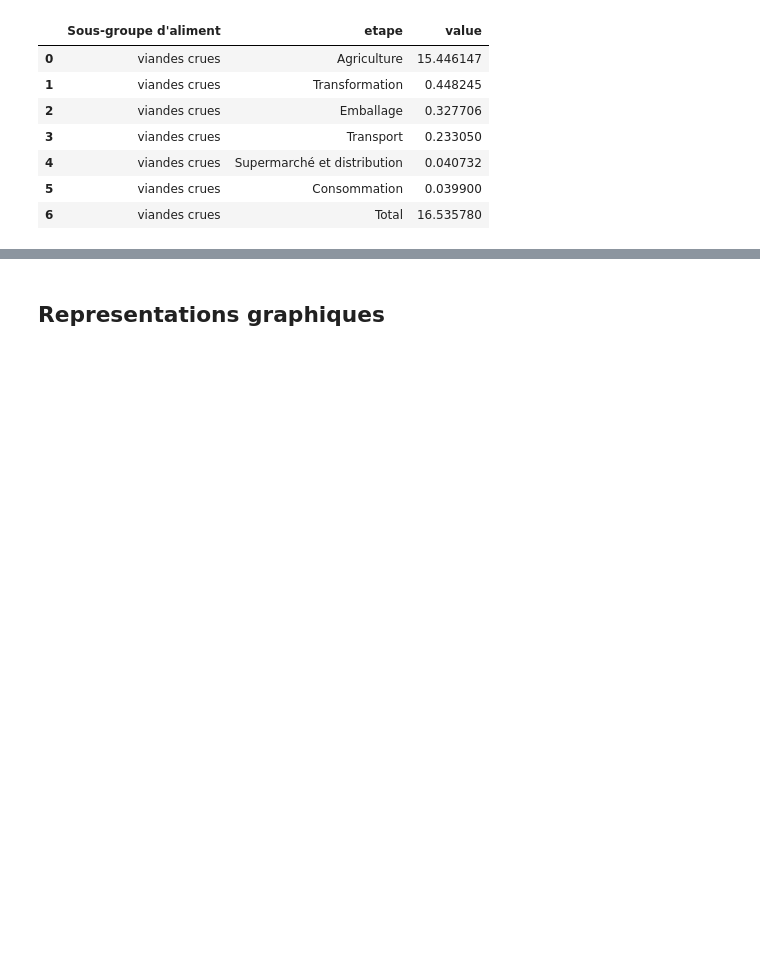
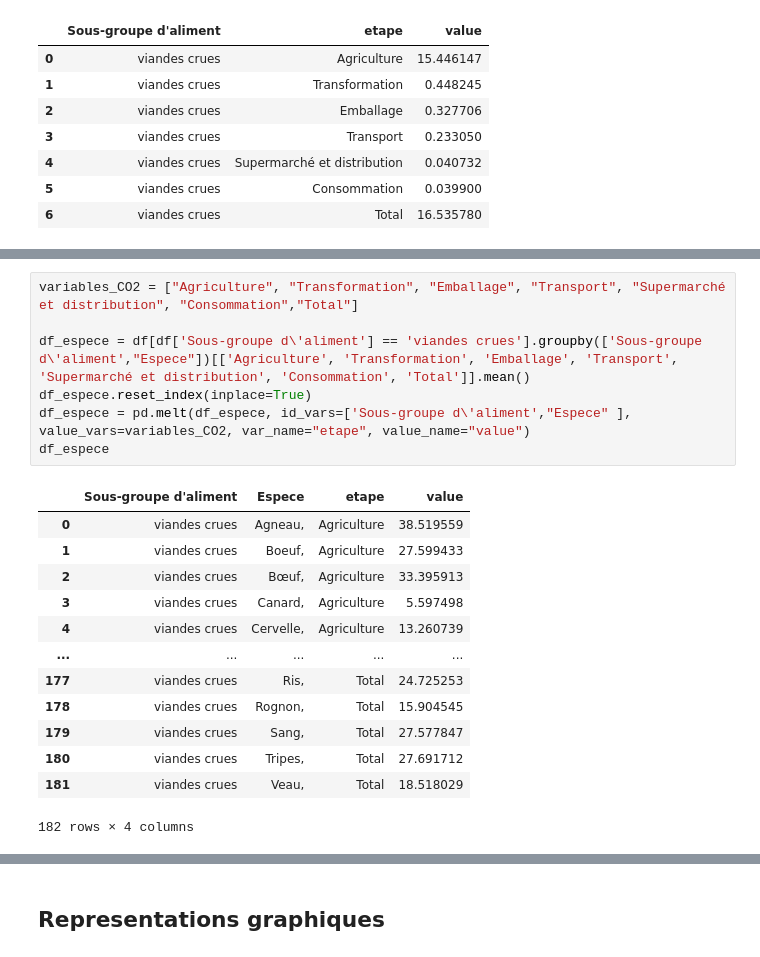
Before and after one commit to Eiji64/Projet_COok, a Jupyter notebook: AnalyseCOok.ipynb, the cells around one changed output, grey strips where cells are left out. Saved outputs shown, nothing was run; the diff lists cells and outputs as text; blank space fills up the shorter version.

```diff
--- a/AnalyseCOok.ipynb
+++ b/AnalyseCOok.ipynb
@@ -160,0 +173,21 @@ df_groupe
+# %%
+variables_CO2 = ["Agriculture", "Transformation", "Emballage", "Transport", "Supermarché et distribution", "Consommation","Total"]
+
+df_espece = df[df['Sous-groupe d\'aliment'] == 'viandes crues'].groupby(['Sous-groupe d\'aliment',"Espece"])[['Agriculture', 'Transformation', 'Emballage', 'Transport', 'Supermarché et distribution', 'Consommation', 'Total']].mean()
+df_espece.reset_index(inplace=True)
+df_espece = pd.melt(df_espece, id_vars=['Sous-groupe d\'aliment',"Espece" ], value_vars=variables_CO2, var_name="etape", value_name="value")
+df_espece
+# %% [output]
+|  | Sous-groupe d'aliment | Espece | etape | value |
+| 0 | viandes crues | Agneau, | Agriculture | 38.519559 |
+| 1 | viandes crues | Boeuf, | Agriculture | 27.599433 |
+| 2 | viandes crues | Bœuf, | Agriculture | 33.395913 |
+| 3 | viandes crues | Canard, | Agriculture | 5.597498 |
+| 4 | viandes crues | Cervelle, | Agriculture | 13.260739 |
+| ... | ... | ... | ... | ... |
+| 177 | viandes crues | Ris, | Total | 24.725253 |
+| 178 | viandes crues | Rognon, | Total | 15.904545 |
+| 179 | viandes crues | Sang, | Total | 27.577847 |
+| 180 | viandes crues | Tripes, | Total | 27.691712 |
+| 181 | viandes crues | Veau, | Total | 18.518029 |
+182 rows × 4 columns
```
Also changed, not shown: parts of 4 cells of this notebook.
